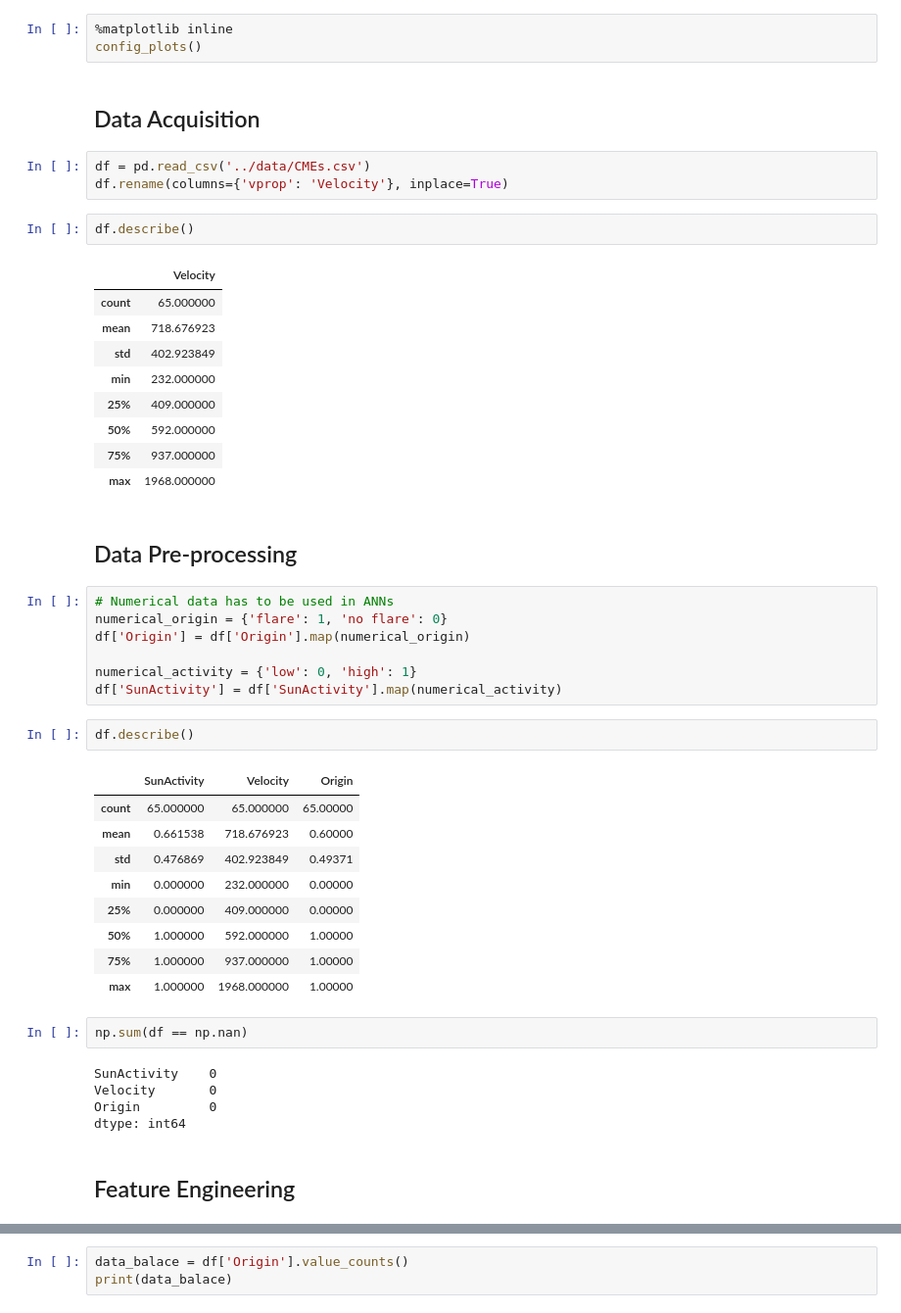
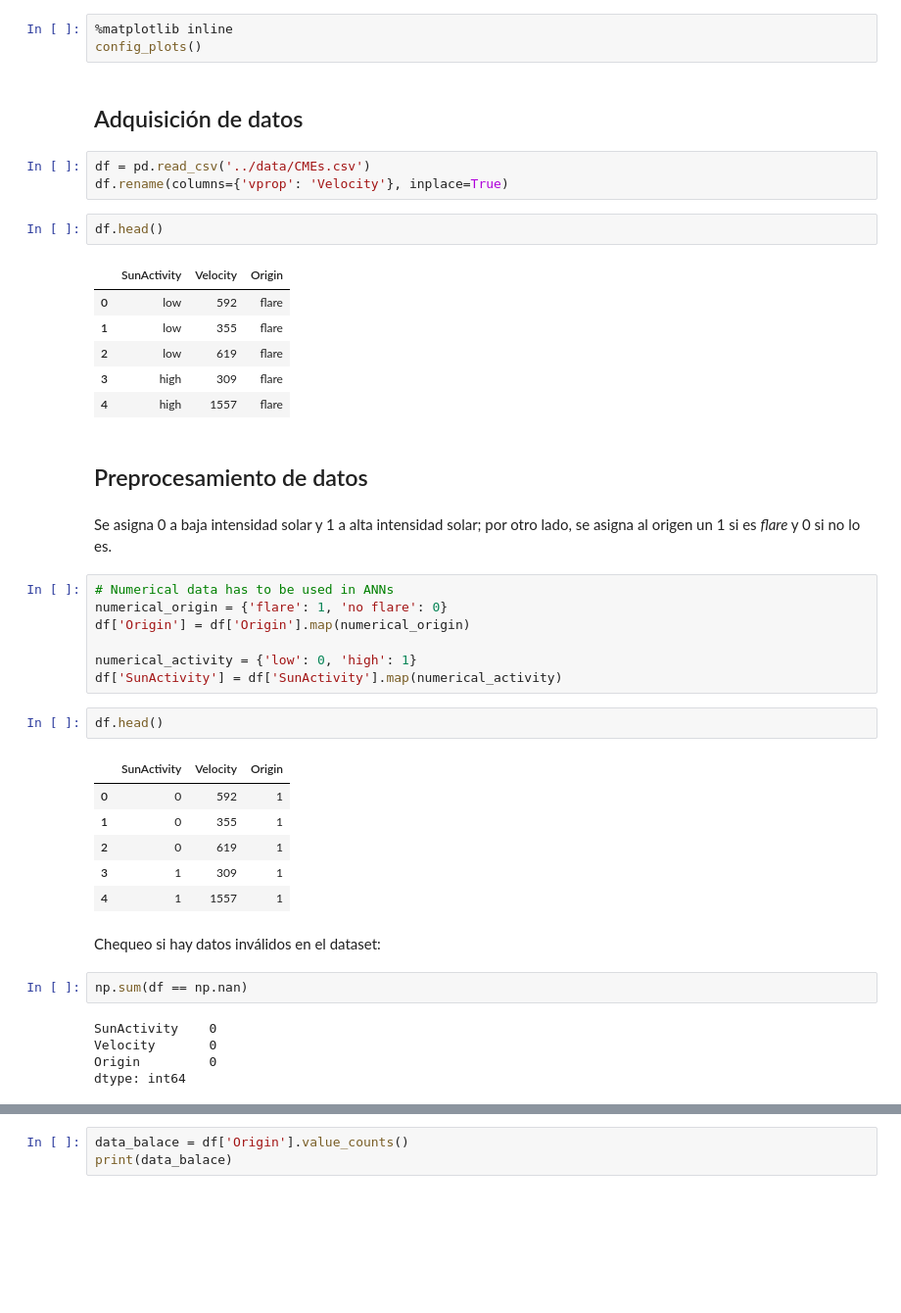
Before and after one commit to ffiza/aprendizaje-automatico-lamp, a Jupyter notebook: code/tp1_cmes.ipynb, the cells around one changed output, grey strips where cells are left out. Shown at 98% size. Saved outputs shown, nothing was run; the diff lists cells and outputs as text; blank space fills up the shorter version.

```diff
--- a/code/tp1_cmes.ipynb
+++ b/code/tp1_cmes.ipynb
@@ -24,25 +27,24 @@ import tensorflow as tf
 # %%
 %matplotlib inline
 config_plots()
-# %% [markdown]
-## Data Acquisition
+# %% [markdown]
+## Adquisición de datos
 # %%
 df = pd.read_csv('../data/CMEs.csv')
 df.rename(columns={'vprop': 'Velocity'}, inplace=True)
 # %%
-df.describe()
+df.head()
 # %% [output]
-|  | Velocity |
-| count | 65.000000 |
-| mean | 718.676923 |
-| std | 402.923849 |
-| min | 232.000000 |
-| 25% | 409.000000 |
-| 50% | 592.000000 |
-| 75% | 937.000000 |
-| max | 1968.000000 |
+|  | SunActivity | Velocity | Origin |
+| 0 | low | 592 | flare |
+| 1 | low | 355 | flare |
+| 2 | low | 619 | flare |
+| 3 | high | 309 | flare |
+| 4 | high | 1557 | flare |
-# %% [markdown]
-## Data Pre-processing
+# %% [markdown]
+## Preprocesamiento de datos
+# %% [markdown]
+Se asigna 0 a baja intensidad solar y 1 a alta intensidad solar; por otro lado, se asigna al origen un 1 si es *flare* y 0 si no lo es.
 # %%
 # Numerical data has to be used in ANNs
 numerical_origin = {'flare': 1, 'no flare': 0}
@@ -51,17 +53,16 @@ df['Origin'] = df['Origin'].map(numerical_origin)
 numerical_activity = {'low': 0, 'high': 1}
 df['SunActivity'] = df['SunActivity'].map(numerical_activity)
 # %%
-df.describe()
+df.head()
 # %% [output]
 |  | SunActivity | Velocity | Origin |
-| count | 65.000000 | 65.000000 | 65.00000 |
-| mean | 0.661538 | 718.676923 | 0.60000 |
-| std | 0.476869 | 402.923849 | 0.49371 |
-| min | 0.000000 | 232.000000 | 0.00000 |
-| 25% | 0.000000 | 409.000000 | 0.00000 |
-| 50% | 1.000000 | 592.000000 | 1.00000 |
-| 75% | 1.000000 | 937.000000 | 1.00000 |
-| max | 1.000000 | 1968.000000 | 1.00000 |
+| 0 | 0 | 592 | 1 |
+| 1 | 0 | 355 | 1 |
+| 2 | 0 | 619 | 1 |
+| 3 | 1 | 309 | 1 |
+| 4 | 1 | 1557 | 1 |
+# %% [markdown]
+Chequeo si hay datos inválidos en el dataset:
 # %%
 np.sum(df == np.nan)
 # %% [output]
@@ -69,5 +70,3 @@ SunActivity    0
 Velocity       0
 Origin         0
 dtype: int64
-# %% [markdown]
-## Feature Engineering
```
Also changed, not shown: parts of 29 cells of this notebook, 3 other files.
